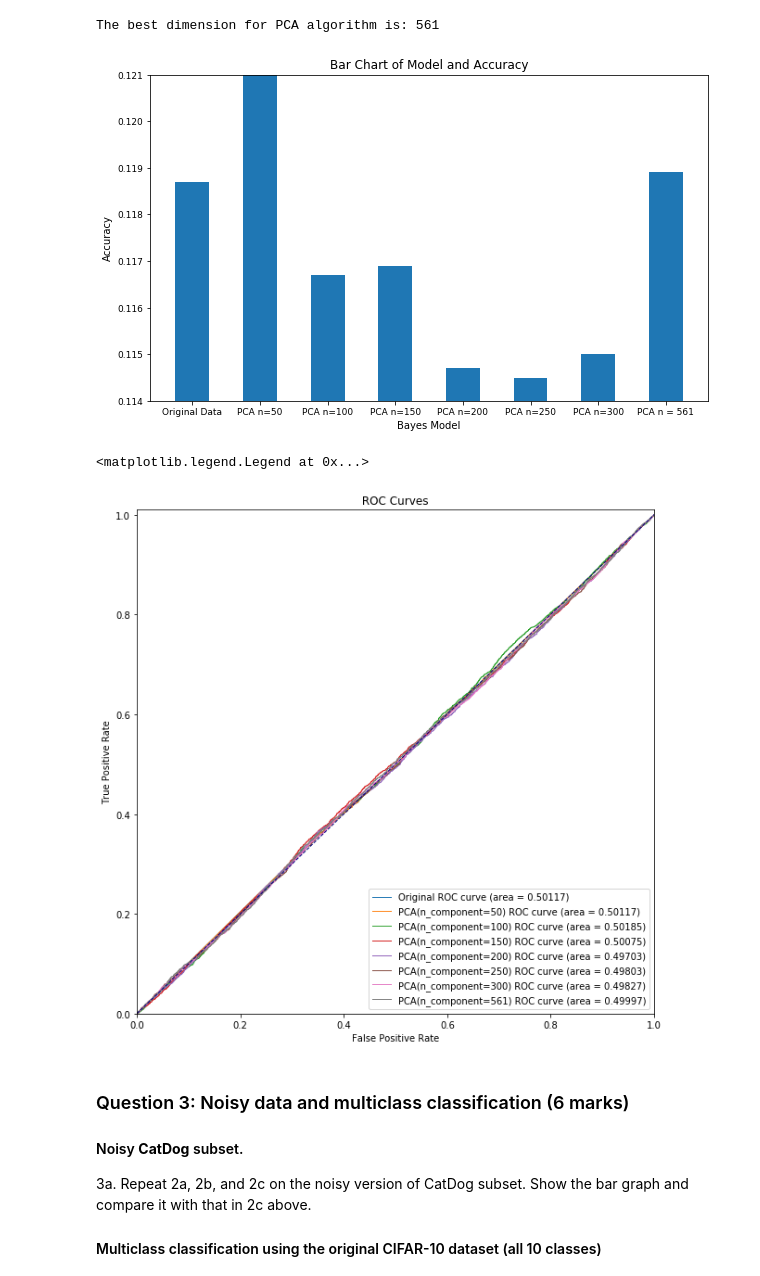
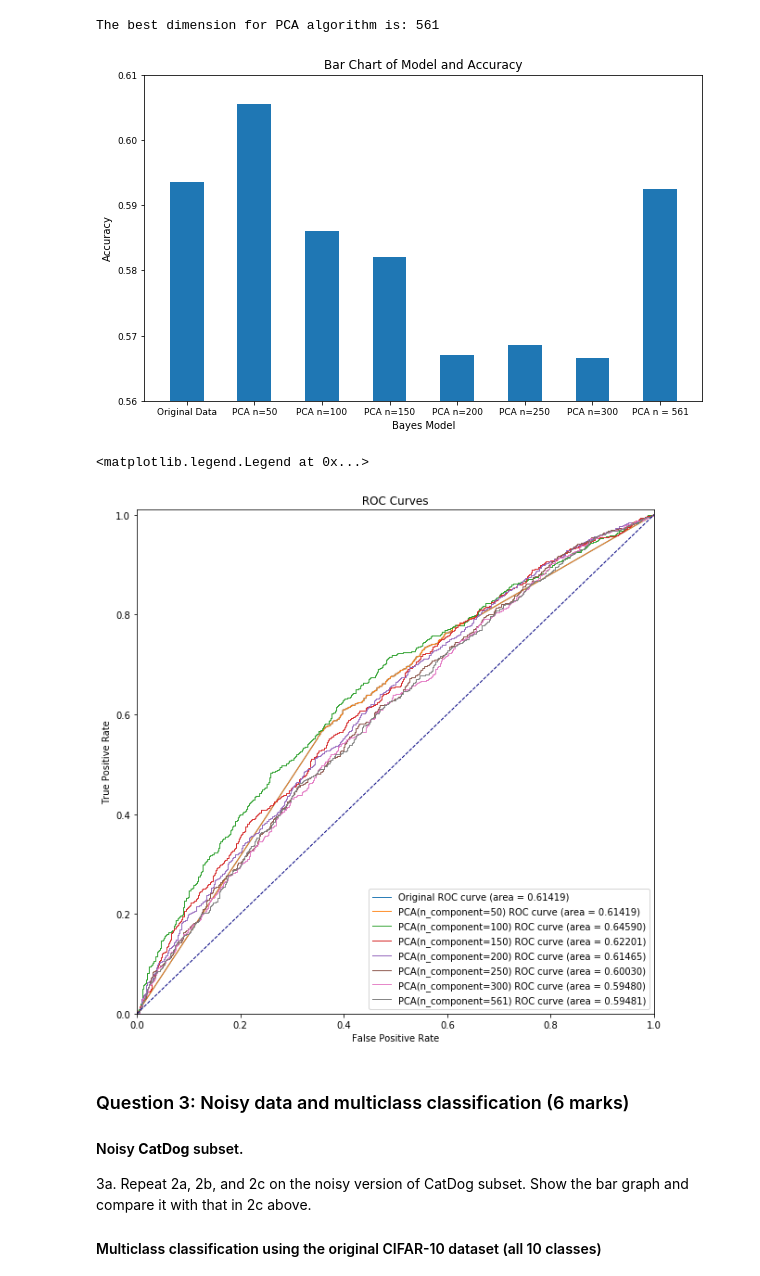
Before and after one commit to DoHerasYang/Machine-Learning-Labs, a Jupyter notebook: Assignment/Assignment2/COM4509-6509_Assignment_2_UCard_XXXXXXXXX.ipynb, the cells around one changed output. Saved outputs shown, nothing was run; the diff lists cells and outputs as text; code cells hidden in the pictures.

```diff
--- a/Assignment/Assignment2/COM4509-6509_Assignment_2_UCard_XXXXXXXXX.ipynb
+++ b/Assignment/Assignment2/COM4509-6509_Assignment_2_UCard_XXXXXXXXX.ipynb
@@ -111,6 +111,7 @@ torch.manual_seed(1722400)
 # Generate two new dataset using List
 list_traindata = list(trainset)
 noise_train = list(trainset)
+list_testdata = list(testset)
 
 for data,label in noise_train:
     data.add_(scale * torch.randn(3,32,32))
@@ -290,54 +291,54 @@ for i in range(8):
 # Get the test data from the previous data structure
 CatDog_test_catdog = list()
 for data,label in list_testdata:
-    CatDog_test_catdog.append((data,label))
+    if label == 3 or label == 5:
+        CatDog_test_catdog.append((data,label))
 x_test = list()
 y_test = list()
 for each_item in CatDog_test_catdog:
     x_test.append(each_item[0].numpy())
     y_test.append(each_item[1])
 x_test = np.array(x_test).reshape(len(x_test),-1)
 
 # Use the Bayes model to verify the accuracy of model
 accuracy_model = list()
 store_predict = list()
 store_proba = list()
 for i in range(8):
     if i == 0:
         store_predict.append(bayes_model[i].predict(x_test))
         store_proba.append(bayes_model[i].predict_proba(x_test))
         accuracy_model.append(bayes_model[i].score(x_test,y_test))
     else:
         store_predict.append(bayes_model[i].predict(pca_model[i-1].transform(x_test)))
         store_proba.append(bayes_model[i].predict_proba(pca_model[i-1].transform(x_test)))
         accuracy_model.append(bayes_model[i].score(pca_model[i-1].transform(x_test),y_test))
 
 
 # Plot the figure
 x_axe = ['Original Data', 'PCA n=50', 'PCA n=100', "PCA n=150", "PCA n=200", "PCA n=250", "PCA n=300", "PCA n = 561"]
 plt.figure(figsize = (10,6))
 plt.xlabel("Bayes Model")
 plt.ylabel("Accuracy")
-plt.ylim(0.114,0.121)
+plt.ylim(0.56,0.61)
 plt.xticks(fontsize = 9)
 plt.yticks(fontsize = 9)
 plt.title("Bar Chart of Model and Accuracy")
 plt.bar(x_axe,accuracy_model,width = 0.5)
 plt.show()
 # %% [output]
-[figure, old version]
+[figure, new version]
 # %%
 #2d and 2e and 2f
 # Calculate the fpr,tpr using the sklearn metrics library
 from sklearn import metrics
-
 # Get the elements for ROC image
 probality_list = list()
 true_list = list()
 for item in store_proba:
     probality_list.append(np.around(item[:,1],decimals=30))
-for i in range(len(y_train)):
-    if y_train[i] == 3:
+for i in range(len(y_test)):
+    if y_test[i] == 3:
         true_list.append(0)
     else:
          true_list.append(1)
@@ -365,7 +366,7 @@ plt.ylabel('True Positive Rate')
 plt.legend(loc="lower right")
 # %% [output]
 <matplotlib.legend.Legend at 0x...>
-[figure, old version]
+[figure, new version]
 # %% [markdown]
 ### Question 3: Noisy data and multiclass classification (6 marks)
 
```
Also changed, not shown: parts of 4 cells of this notebook.
